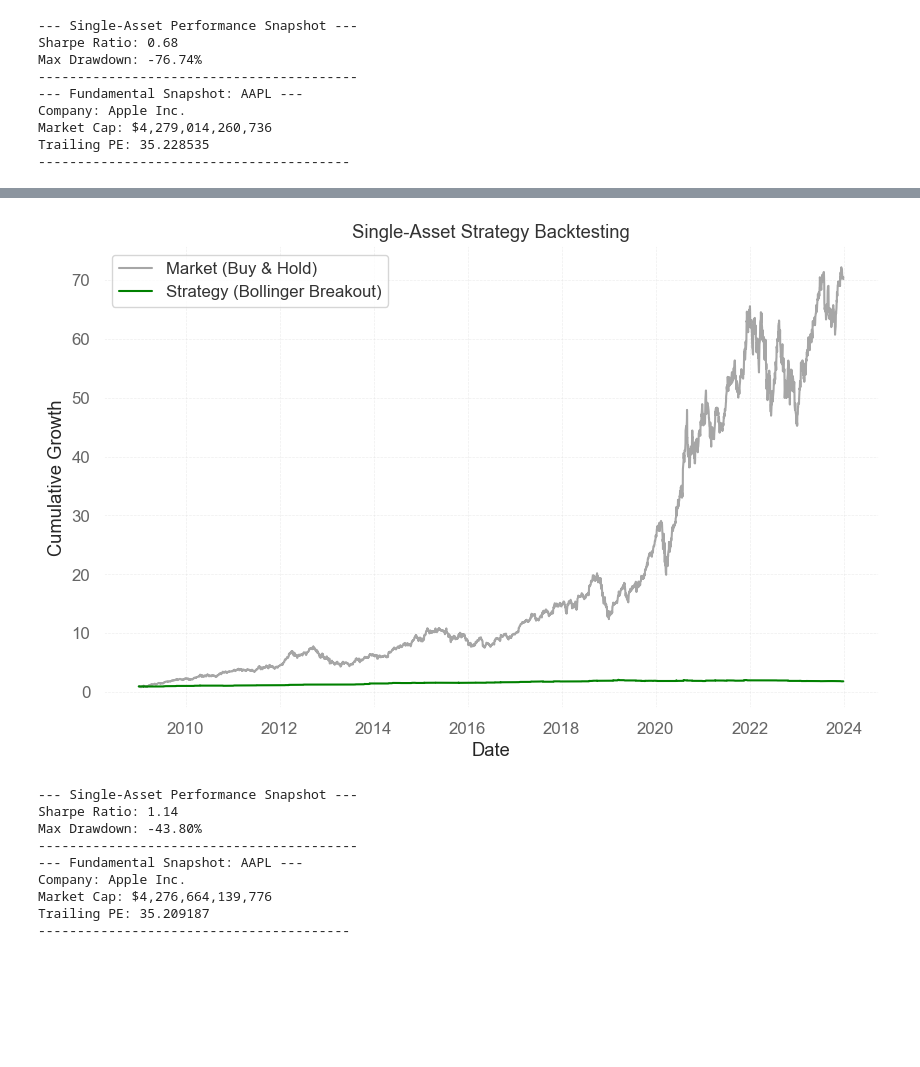
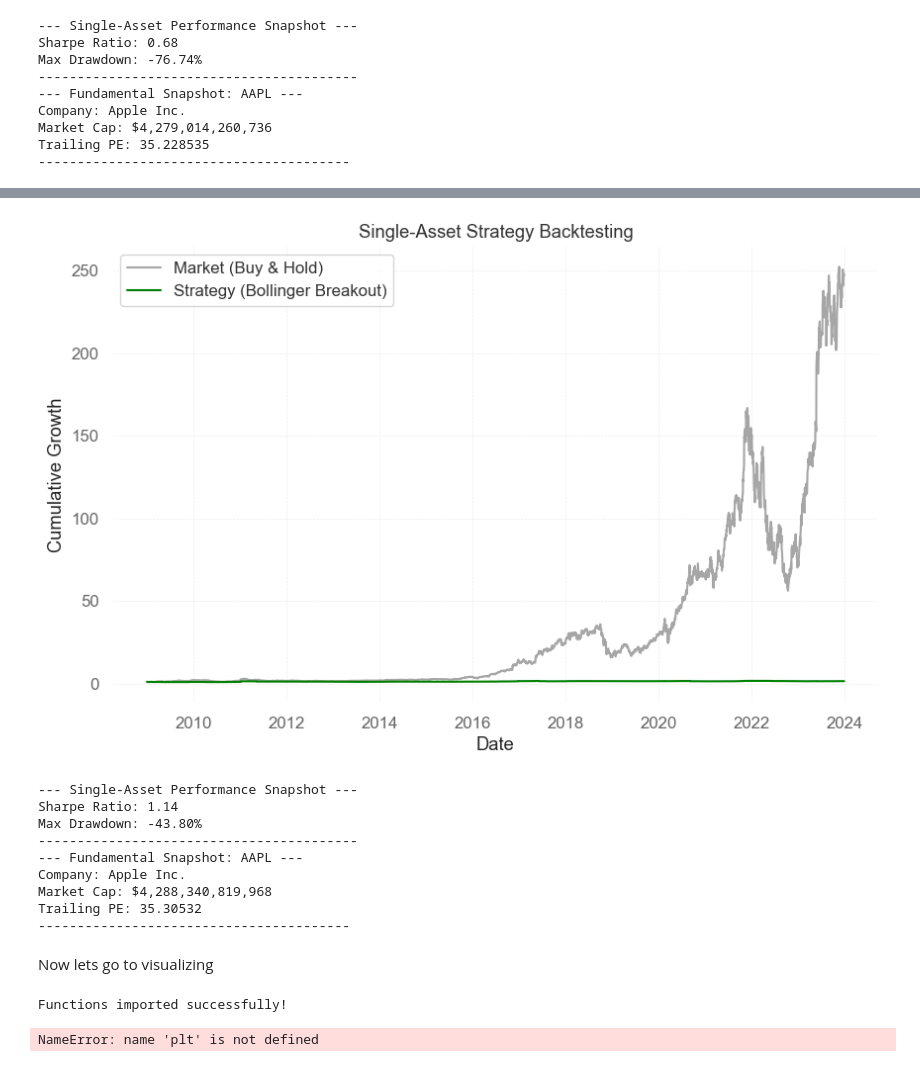
Before and after one commit to Bethelhemtekabe/Stock-Market-Prediction, a Jupyter notebook: Notebook/second.ipynb, the cells around one changed output, grey strips where cells are left out. Cells and saved outputs as stored; diff of their text form; code cells hidden in the pictures; blank space fills up the shorter version.

```diff
--- a/Notebook/second.ipynb
+++ b/Notebook/second.ipynb
@@ -477,38 +403,54 @@ THIS is why we write modular code.
 # %%
 import pandas as pd
 import talib
 #import analysis as ana  # Import your local analysis.py file
 
 # 1. Load your single local dataset manually
 # (Replace 'my_apple_data.csv' with your current file name)
 #df = pd.read_csv('my_apple_data.csv', parse_dates=['Date'], index_col='Date')
 
 # Make sure you have your technical indicators calculated (like upper_band)
 #df['upper_band'] = ... (your BB code here)
-df['upper_band'], df['middle_band'], df['lower_band'] = talib.BBANDS(
-    df['Close'].values,
+df5['upper_band'], df5['middle_band'], df5['lower_band'] = talib.BBANDS(
+    df5['Close'].values,
     timeperiod=20,
     nbdevup=2,
     nbdevdn=2,
     matype=0
 )
 
 # 2. Run the single-asset backtest
-df_results = backtest_bollinger_breakout(df, plot=True)
+df5_results = backtest_bollinger_breakout(df5, plot=True)
 
 # 3. Check its QuantStats metrics
 generate_performance_report(df['Close'])
 
 # 4. (Optional) Check its fundamental financial profile
 print_fundamental_snapshot("AAPL")
 # %% [output]
-[figure, old version]
+[figure, new version]
 --- Single-Asset Performance Snapshot ---
 Sharpe Ratio: 1.14
 Max Drawdown: -43.80%
 -----------------------------------------
 --- Fundamental Snapshot: AAPL ---
 Company: Apple Inc.
-Market Cap: $4,276,664,139,776
-Trailing PE: 35.209187
+Market Cap: $4,288,340,819,968
+Trailing PE: 35.30532
 ----------------------------------------
+# %% [markdown]
+Now lets go to visualizing
+# %%
+# ─────────────────────────────────────────────────────────────
+# Import our functions from src/
+# ─────────────────────────────────────────────────────────────
+import matplotlib.pyplot as plt
+
+from src.Visualization import plot_technical_analysis
+#from src.analysis    import compute_sma, compute_rsi, compute_ema, compute_macd, backtest_bollinger_breakout, print_fundamental_snapshot, generate_performance_report
+
+print('Functions imported successfully!')
+print()
+# You can check what a function does by calling it with ?
+# %% [output]
+Functions imported successfully!
@@ -514,0 +461,26 @@ Trailing PE: 35.209187
+# %%
+# 1. Load your local dataset manually
+#df = pd.read_csv('my_apple_data.csv', parse_dates=['Date'], index_col='Date')
+df = df.sort_index()
+
+# 2. Compute 20-Day Indicators
+df['SMA_20'] = compute_sma(df['Close'], window=20)
+df['EMA_20'] = compute_ema(df['Close'], window=20)
+
+# 3. Compute 50-Day Indicators (NEW)
+df['SMA_50'] = compute_sma(df['Close'], window=50)
+df['EMA_50'] = compute_ema(df['Close'], window=50)
+
+# 4. Compute RSI and MACD
+df['RSI_14'] = compute_rsi(df['Close'], window=14)
+
+macd_data = compute_macd(df['Close'])
+df['MACD'] = macd_data['MACD']
+df['MACD_Signal'] = macd_data['MACD_Signal']
+df['MACD_Hist'] = macd_data['MACD_Hist']
+
+# 5. Call the plotting function
+# It will automatically detect 'SMA_50' and 'EMA_50' and draw them!
+plot_technical_analysis(df, save_path=None)
+# %% [output]
+NameError: name 'plt' is not defined
```
Also changed, not shown: parts of 5 cells of this notebook.
